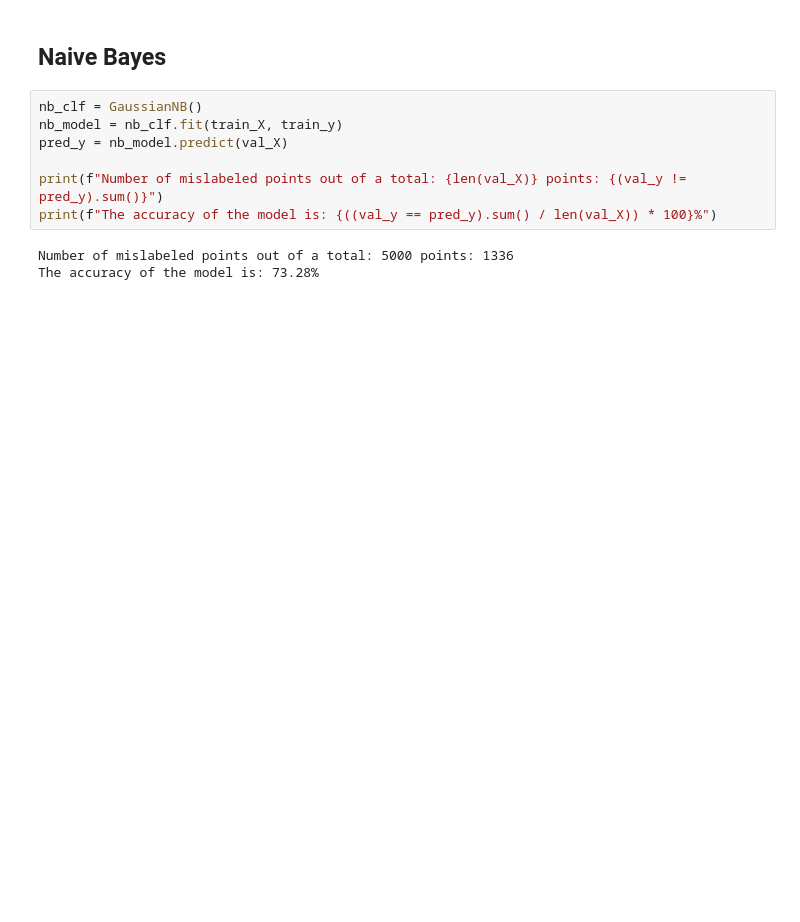
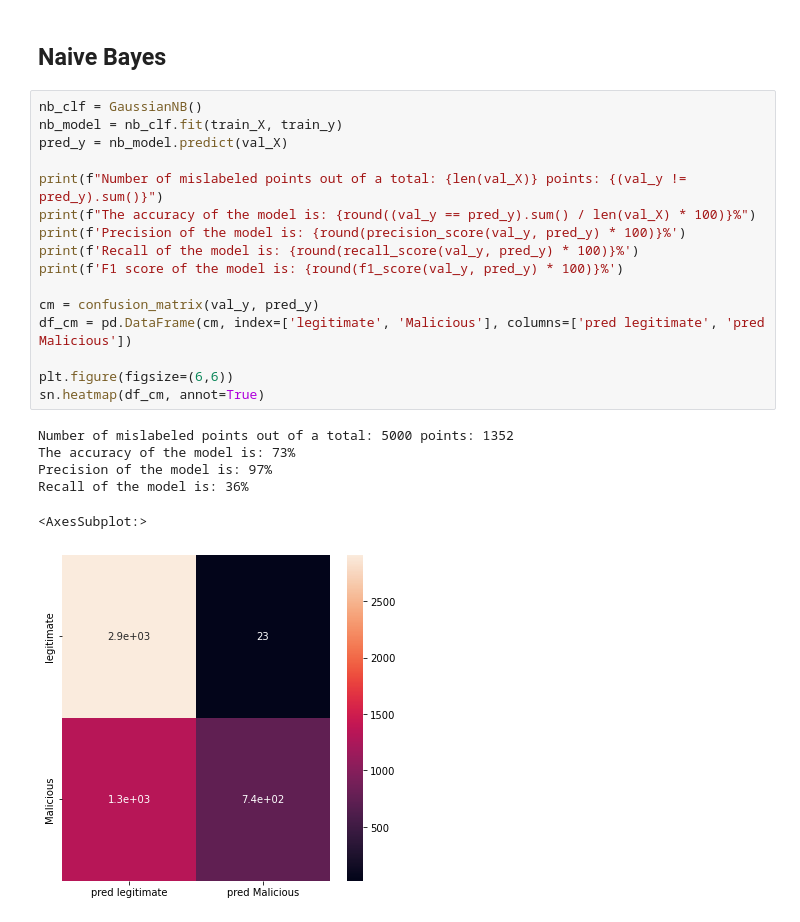
Before and after one commit to chandieka/PhishingClassifier, a Jupyter notebook: training.ipynb, the cells around one changed output. Drawn from its saved outputs; the diff is of its cells as text; blank space fills up the shorter version.

```diff
--- a/training.ipynb
+++ b/training.ipynb
@@ -109,10 +151,23 @@ The accuracy of the model is: 87.08%
 # %%
 nb_clf = GaussianNB()
 nb_model = nb_clf.fit(train_X, train_y)
 pred_y = nb_model.predict(val_X)
 
 print(f"Number of mislabeled points out of a total: {len(val_X)} points: {(val_y != pred_y).sum()}")
-print(f"The accuracy of the model is: {((val_y == pred_y).sum() / len(val_X)) * 100}%")
+print(f"The accuracy of the model is: {round((val_y == pred_y).sum() / len(val_X) * 100)}%")
+print(f'Precision of the model is: {round(precision_score(val_y, pred_y) * 100)}%')
+print(f'Recall of the model is: {round(recall_score(val_y, pred_y) * 100)}%')
+print(f'F1 score of the model is: {round(f1_score(val_y, pred_y) * 100)}%')
+
+cm = confusion_matrix(val_y, pred_y)
+df_cm = pd.DataFrame(cm, index=['legitimate', 'Malicious'], columns=['pred legitimate', 'pred Malicious'])
+
+plt.figure(figsize=(6,6))
+sn.heatmap(df_cm, annot=True)
 # %% [output]
-Number of mislabeled points out of a total: 5000 points: 1336
-The accuracy of the model is: 73.28%
+Number of mislabeled points out of a total: 5000 points: 1352
+The accuracy of the model is: 73%
+Precision of the model is: 97%
+Recall of the model is: 36%
+<AxesSubplot:>
+[figure, added]
```
Also changed, not shown: parts of 6 cells of this notebook, 1 other file.
